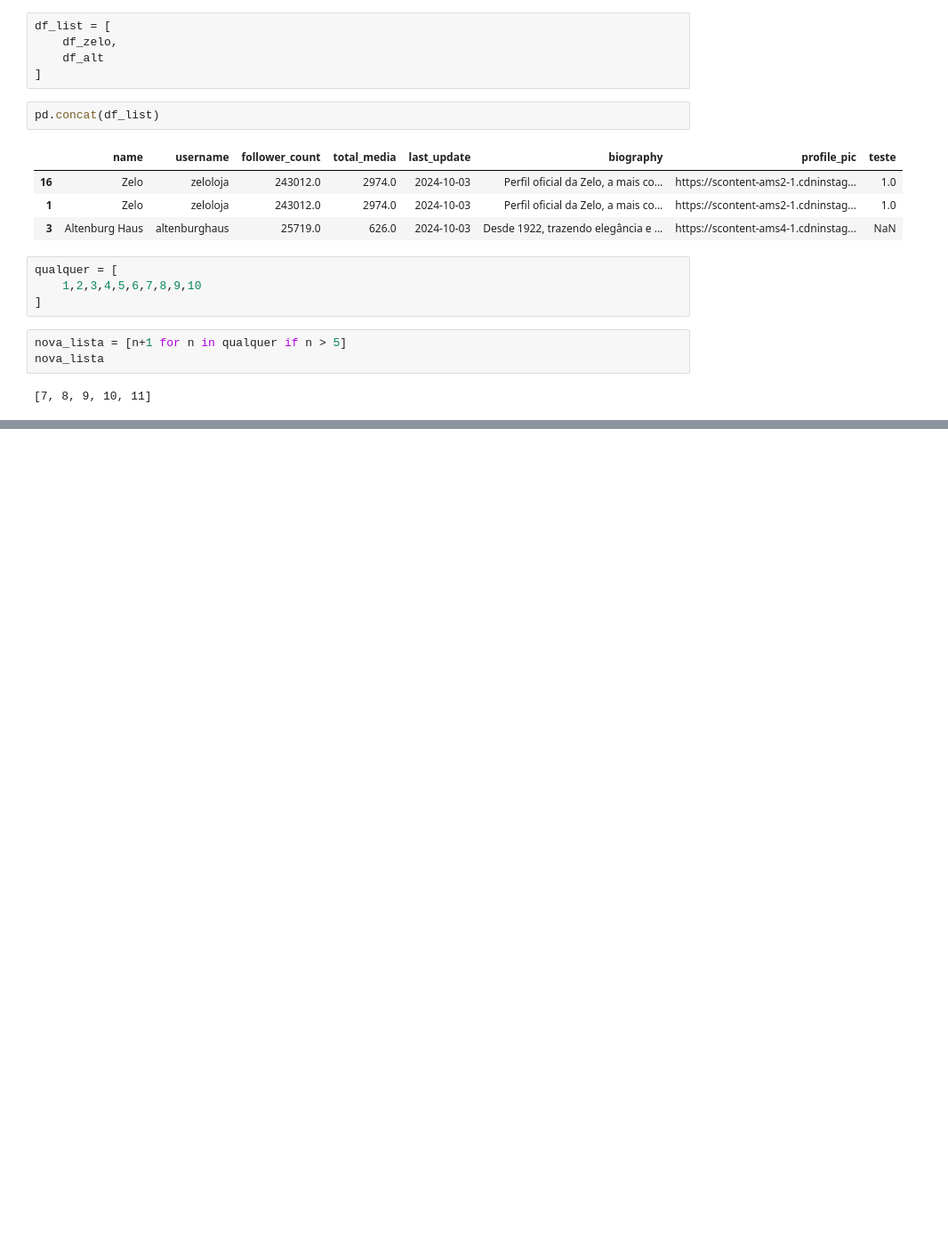
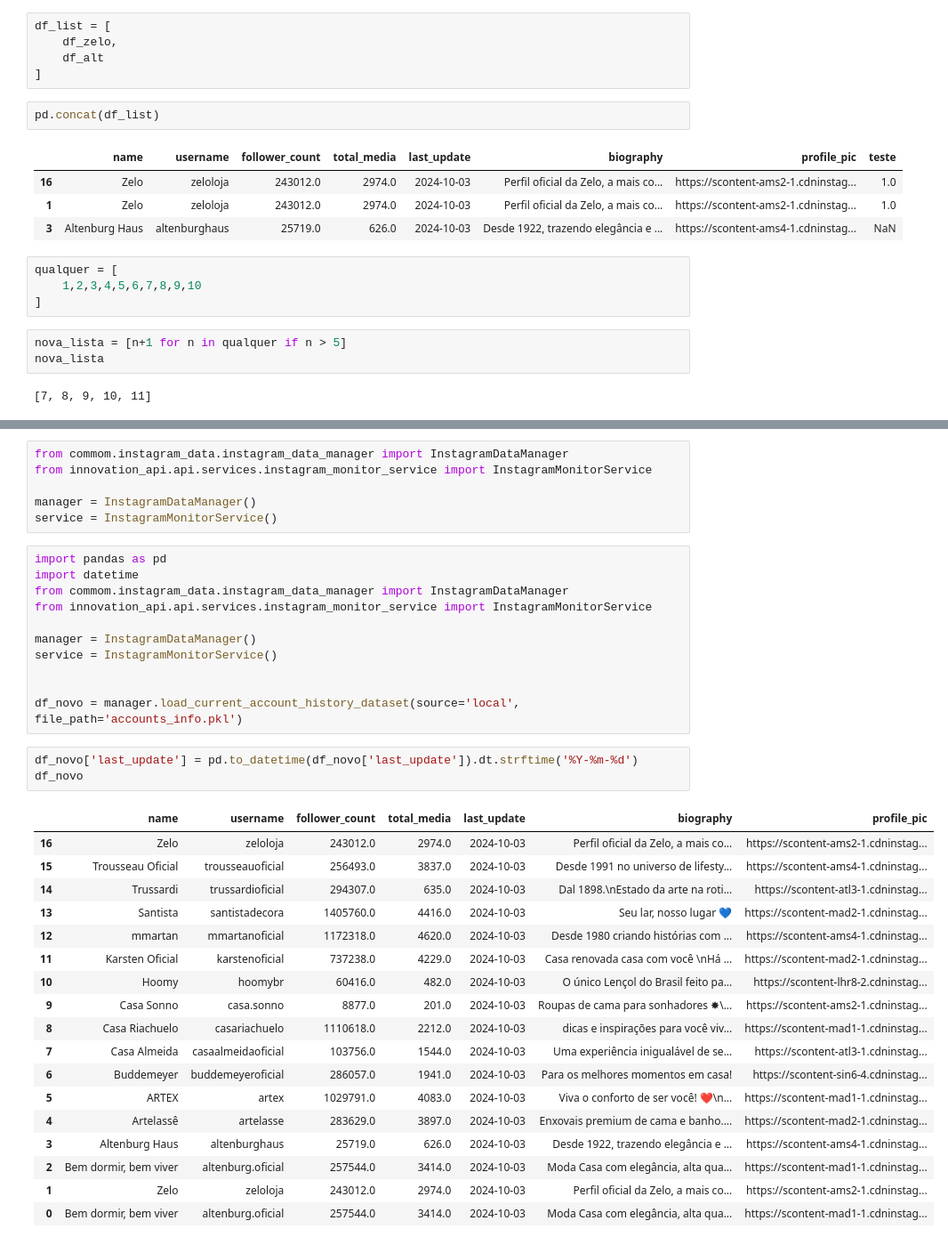
Before and after one commit to AmmoJailton/kpi-indicadores2, a Jupyter notebook: notebooks/discovery_instagram_api.ipynb, the cells around one changed output, grey strips where cells are left out. Shown at 89% size. Saved outputs shown, nothing was run; the diff lists cells and outputs as text; blank space fills up the shorter version.

Commit message:
test instagram monitor via notebook

```diff
--- a/notebooks/discovery_instagram_api.ipynb
+++ b/notebooks/discovery_instagram_api.ipynb
@@ -981,0 +990,39 @@ nova_lista
+# %%
+from commom.instagram_data.instagram_data_manager import InstagramDataManager
+from innovation_api.api.services.instagram_monitor_service import InstagramMonitorService
+
+manager = InstagramDataManager()
+service = InstagramMonitorService()
+# %%
+import pandas as pd
+import datetime
+from commom.instagram_data.instagram_data_manager import InstagramDataManager
+from innovation_api.api.services.instagram_monitor_service import InstagramMonitorService
+
+manager = InstagramDataManager()
+service = InstagramMonitorService()
+
+
+df_novo = manager.load_current_account_history_dataset(source='local', file_path='accounts_info.pkl')
+# %%
+df_novo['last_update'] = pd.to_datetime(df_novo['last_update']).dt.strftime('%Y-%m-%d')
+df_novo
+# %% [output]
+|  | name | username | follower_count | total_media | last_update | biography | profile_pic |
+| 16 | Zelo | zeloloja | 243012.0 | 2974.0 | 2024-10-03 | Perfil oficial da Zelo, a mais co... | https://scontent-ams2-1.cdninstag... |
+| 15 | Trousseau Oficial | trousseauoficial | 256493.0 | 3837.0 | 2024-10-03 | Desde 1991 no universo de lifesty... | https://scontent-ams4-1.cdninstag... |
+| 14 | Trussardi | trussardioficial | 294307.0 | 635.0 | 2024-10-03 | Dal 1898.\nEstado da arte na roti... | https://scontent-atl3-1.cdninstag... |
+| 13 | Santista | santistadecora | 1405760.0 | 4416.0 | 2024-10-03 | Seu lar, nosso lugar 💙 | https://scontent-mad2-1.cdninstag... |
+| 12 | mmartan | mmartanoficial | 1172318.0 | 4620.0 | 2024-10-03 | Desde 1980 criando histórias com ... | https://scontent-ams4-1.cdninstag... |
+| 11 | Karsten Oficial | karstenoficial | 737238.0 | 4229.0 | 2024-10-03 | Casa renovada casa com você \nHá ... | https://scontent-mad2-1.cdninstag... |
+| 10 | Hoomy | hoomybr | 60416.0 | 482.0 | 2024-10-03 | O único Lençol do Brasil feito pa... | https://scontent-lhr8-2.cdninstag... |
+| 9 | Casa Sonno | casa.sonno | 8877.0 | 201.0 | 2024-10-03 | Roupas de cama para sonhadores ✸\... | https://scontent-ams2-1.cdninstag... |
+| 8 | Casa Riachuelo | casariachuelo | 1110618.0 | 2212.0 | 2024-10-03 | dicas e inspirações para você viv... | https://scontent-mad1-1.cdninstag... |
+| 7 | Casa Almeida | casaalmeidaoficial | 103756.0 | 1544.0 | 2024-10-03 | Uma experiência inigualável de se... | https://scontent-atl3-1.cdninstag... |
+| 6 | Buddemeyer | buddemeyeroficial | 286057.0 | 1941.0 | 2024-10-03 | Para os melhores momentos em casa! | https://scontent-sin6-4.cdninstag... |
+| 5 | ARTEX | artex | 1029791.0 | 4083.0 | 2024-10-03 | Viva o conforto de ser você! ❤️\n... | https://scontent-mad1-1.cdninstag... |
+| 4 | Artelassê | artelasse | 283629.0 | 3897.0 | 2024-10-03 | Enxovais premium de cama e banho.... | https://scontent-mad2-1.cdninstag... |
+| 3 | Altenburg Haus | altenburghaus | 25719.0 | 626.0 | 2024-10-03 | Desde 1922, trazendo elegância e ... | https://scontent-ams4-1.cdninstag... |
+| 2 | Bem dormir, bem viver | altenburg.oficial | 257544.0 | 3414.0 | 2024-10-03 | Moda Casa com elegância, alta qua... | https://scontent-mad1-1.cdninstag... |
+| 1 | Zelo | zeloloja | 243012.0 | 2974.0 | 2024-10-03 | Perfil oficial da Zelo, a mais co... | https://scontent-ams2-1.cdninstag... |
+| 0 | Bem dormir, bem viver | altenburg.oficial | 257544.0 | 3414.0 | 2024-10-03 | Moda Casa com elegância, alta qua... | https://scontent-mad1-1.cdninstag... |
```
Also changed, not shown: parts of 19 cells of this notebook.
